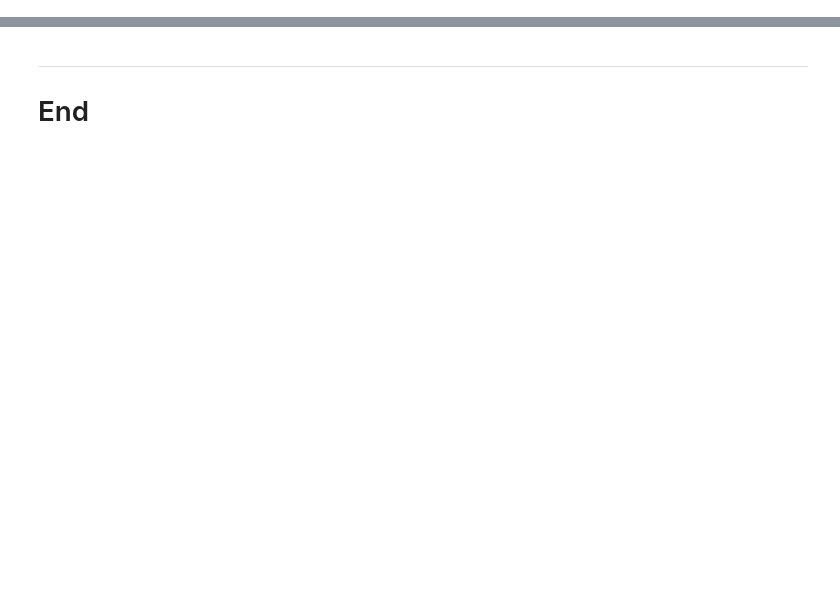
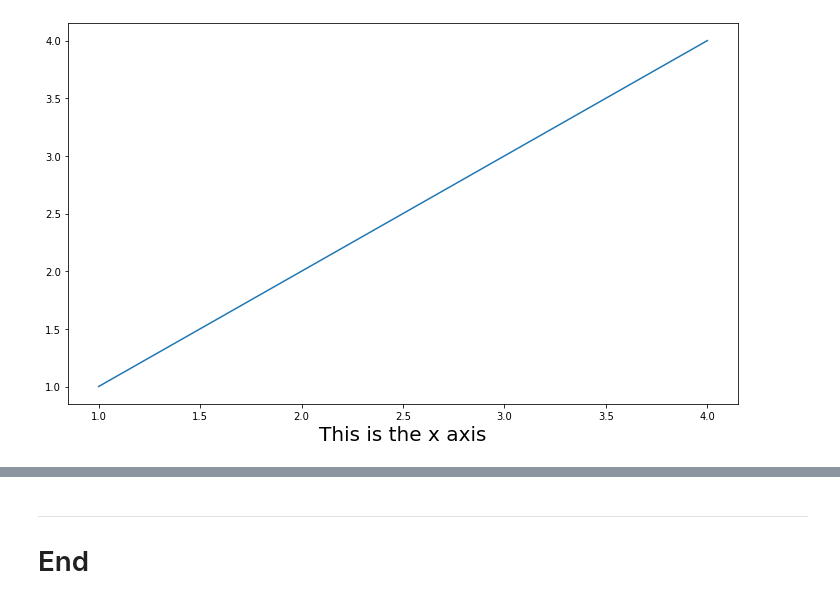
Before and after one commit to RYANCOX00/Fundamentals_of_DA, a Jupyter notebook: pyplot.ipynb, the cells around one changed output, grey strips where cells are left out. Cells and saved outputs as stored; diff of their text form; code cells hidden in the pictures; blank space fills up the shorter version.

```diff
--- a/pyplot.ipynb
+++ b/pyplot.ipynb
@@ -38,0 +114,16 @@ plt.plot()
+# %%
+# Simple list of integers.
+line = [1,2,3,4]
+
+
+# Stateful method to plot line values.
+plt.plot(line, line)
+
+# Interacting with the x axis.
+plt.xlabel('This is the x axis', fontsize =20)
+
+
+# Calling the plot to be outputed.
+plt.show()
+# %% [output]
+[figure, added]
```
Also changed, not shown: parts of 44 cells of this notebook.
